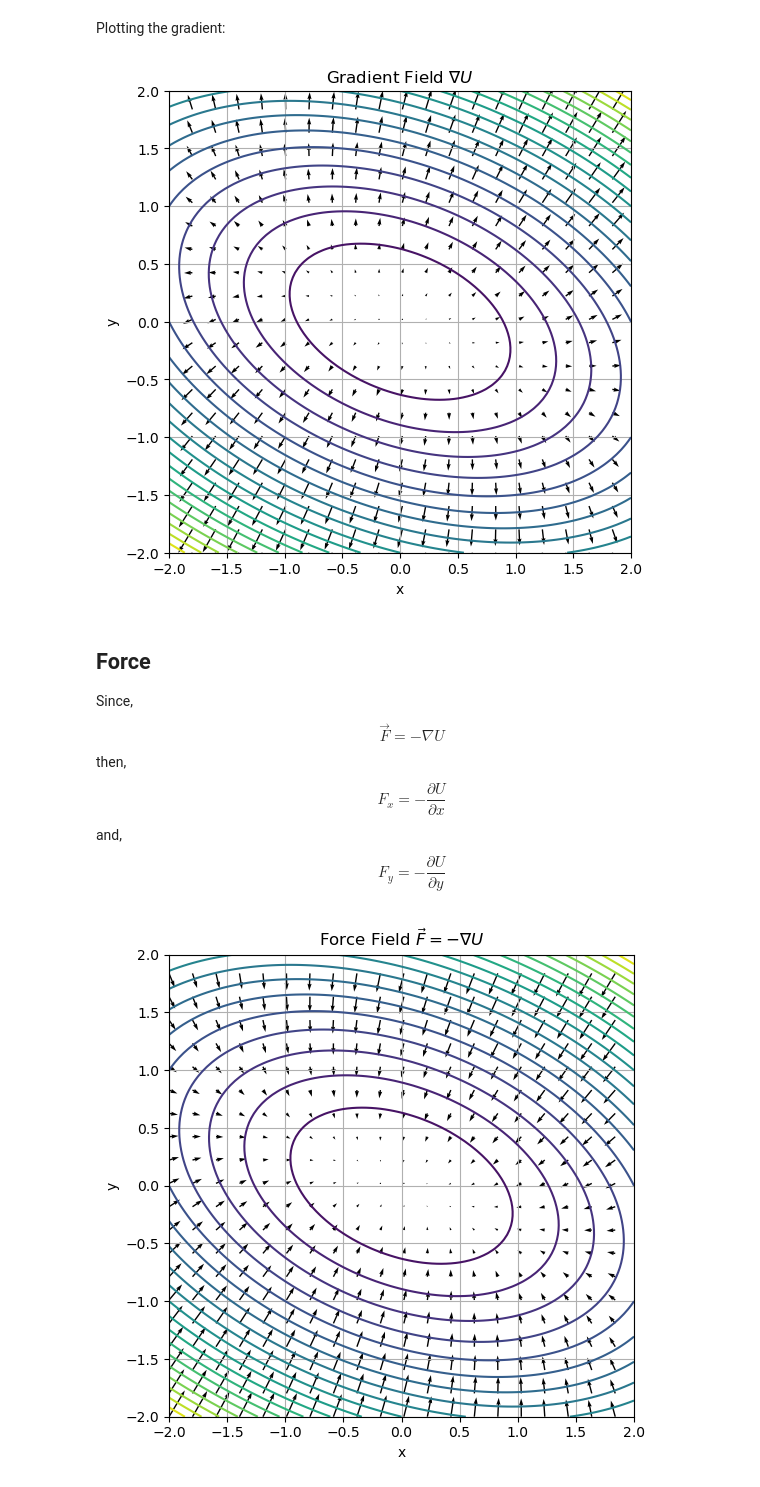
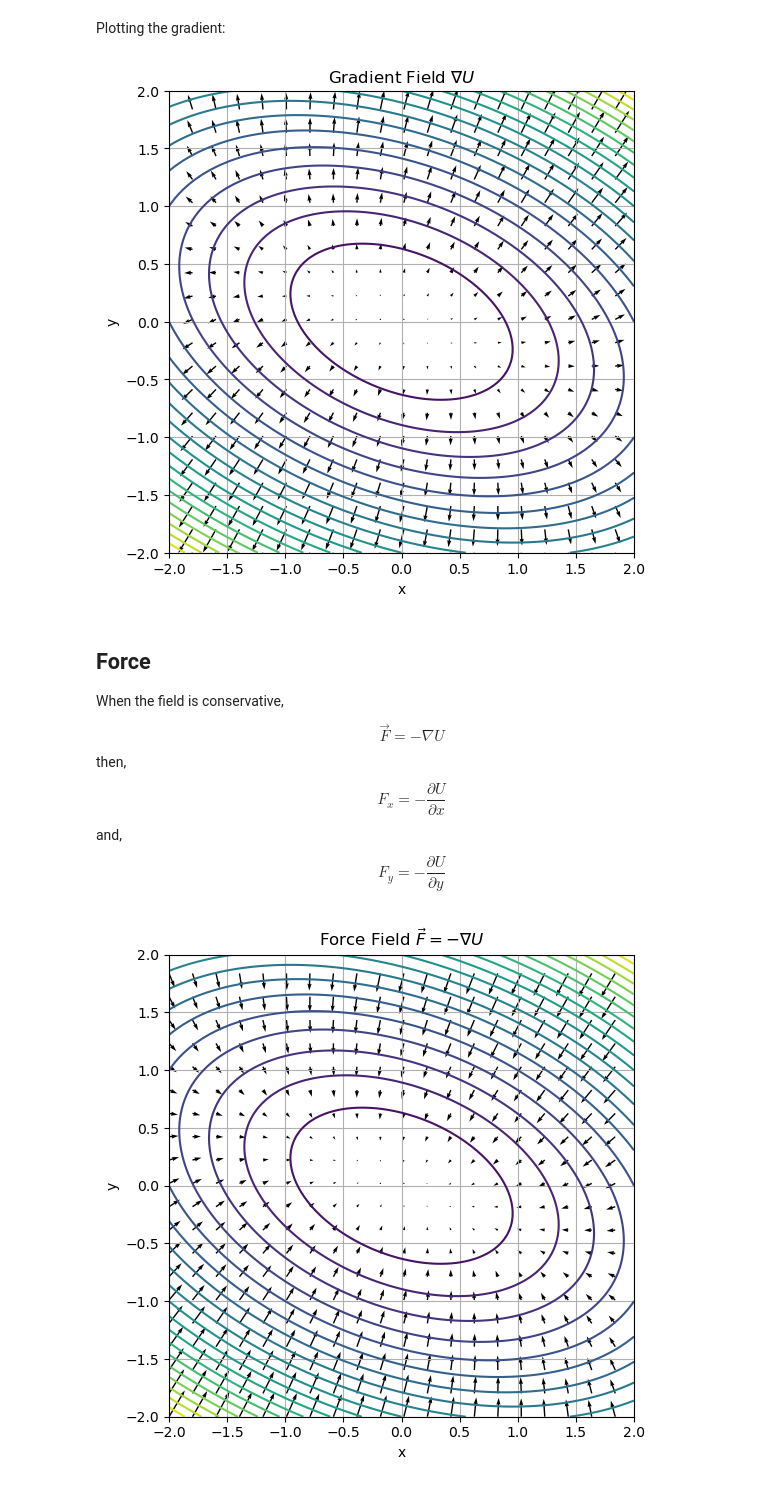
Before and after one commit to h-Escamilla/Computational-Methods-For-Mathematical-Physics-1-at-UTSA, a Jupyter notebook: Partial_Differentiation.ipynb, the cells around one changed output. Saved outputs shown, nothing was run; the diff lists cells and outputs as text; code cells hidden in the pictures.

```diff
--- a/Partial_Differentiation.ipynb
+++ b/Partial_Differentiation.ipynb
@@ -83,27 +83,26 @@ Plotting the gradient:
 # %%
 dUdx = dU_dx(X, Y)
 dUdy = dU_dy(X, Y)
 
 plt.figure(figsize=(6, 6))
 
 plt.contour(X, Y, Z, levels=20)
 plt.quiver(X[::5, ::5], Y[::5, ::5],  #plots the arrows.
            dUdx[::5, ::5], dUdy[::5, ::5])  #:: using both rows of the array.
                                             #so it takes data every 5th element of both
                                             #rows and columns
 
 plt.xlabel("x")
 plt.ylabel("y")
 plt.title(r"Gradient Field $\nabla U$")
 plt.grid()
-plt.gca().set_aspect("equal")
 
 plt.show()
 # %% [output]
-[figure, old version]
+[figure, new version]
 # %% [markdown]
 ## Force
-Since,  $$\vec{F} = -\nabla U $$
+When the field is conservative,  $$\vec{F} = -\nabla U $$
 then, $$F_x = - \frac{\partial U}{\partial x}$$
 and, $$F_y = - \frac{\partial U}{\partial y}$$
 # %%
```
Also changed, not shown: parts of 16 cells of this notebook.
